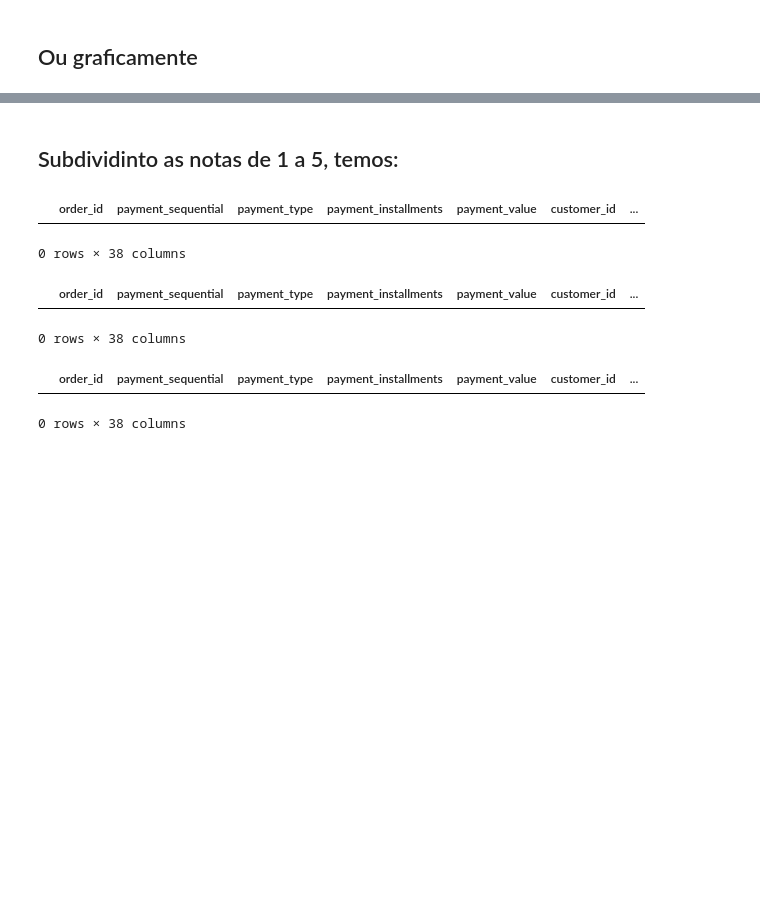
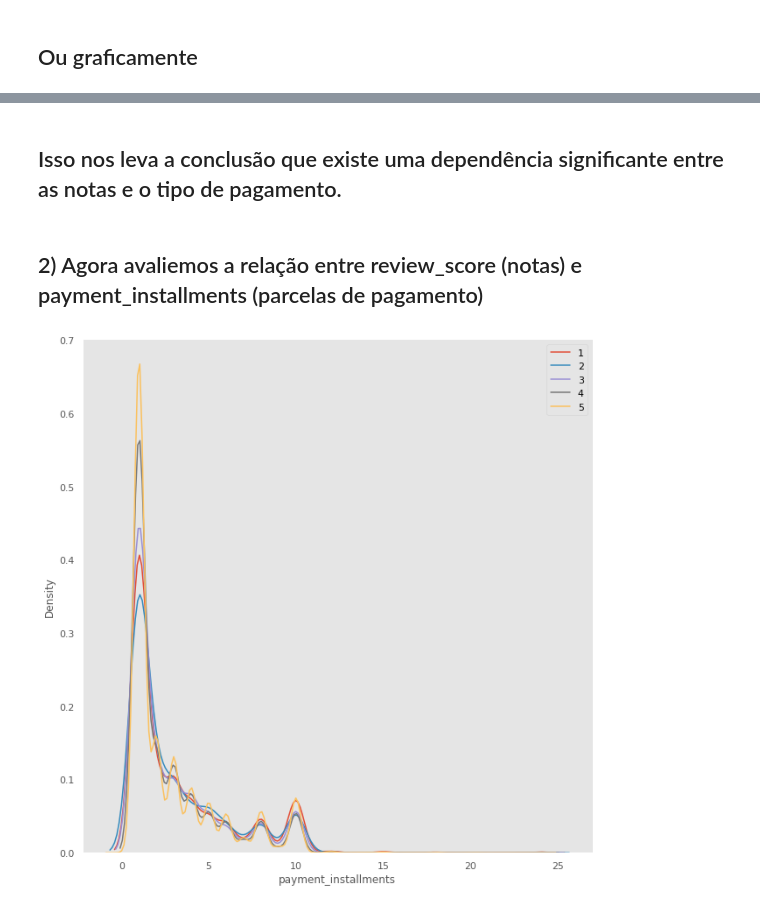
Before and after one commit to carlossrb/py-projects, a Jupyter notebook: src/ecommerces/ecommerces.ipynb, the cells around one changed output, grey strips where cells are left out. Cells and saved outputs as stored; diff of their text form; code cells hidden in the pictures; blank space fills up the shorter version.

```diff
--- a/src/ecommerces/ecommerces.ipynb
+++ b/src/ecommerces/ecommerces.ipynb
@@ -200,3 +208 @@ Chi2:  22.42973961500558
 Rejeita hipótese nula
-# %% [markdown]
-<h2>Subdividinto as notas de 1 a 5, temos:</h2>
@@ -209,15 +209,14 @@ rate_5 = data[data["review_score"] == 5]
-# %%
-data[(data["payment_type"] != "voucher") & (data["payment_sequential"] > 3)]
-# %% [output]
-|  | order_id | payment_sequential | payment_type | payment_installments | payment_value | customer_id | ... |
-0 rows × 38 columns
-# %%
-data[(data["payment_sequential"] > 3) & (data["payment_installments"] > 1)]
-# %% [output]
-|  | order_id | payment_sequential | payment_type | payment_installments | payment_value | customer_id | ... |
-0 rows × 38 columns
-# %%
-data[(data["payment_type"] == "voucher") & (data["payment_installments"] > 1)]
-# %% [output]
-|  | order_id | payment_sequential | payment_type | payment_installments | payment_value | customer_id | ... |
-0 rows × 38 columns
+# %% [markdown]
+<h2>Isso nos leva a conclusão que existe uma dependência significante entre as notas e o tipo de pagamento. </h2>
+# %% [markdown]
+<h2>2) Agora avaliemos a relação entre review_score (notas) e payment_installments (parcelas de pagamento) </h2>
+# %%
+
+sns.FacetGrid(data, hue="review_score", height=9)\
+    .map(sns.kdeplot, "payment_installments")
+plt.grid(False)
+legend = plt.legend()
+plt.setp(legend.get_texts(), color='black')
+plt.show()
+# %% [output]
+[figure, added]
```
Also changed, not shown: parts of 31 cells of this notebook, 1 other file.
